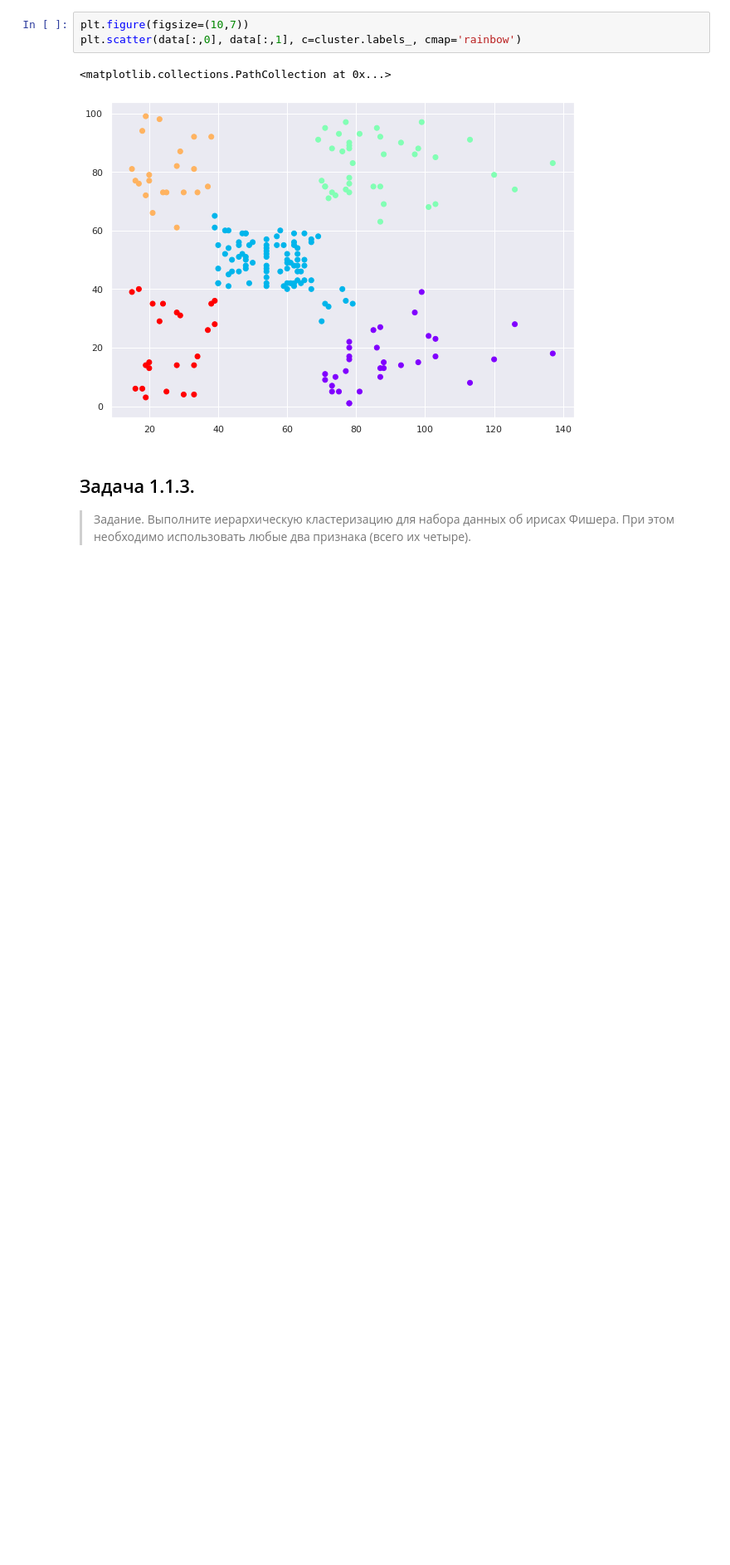
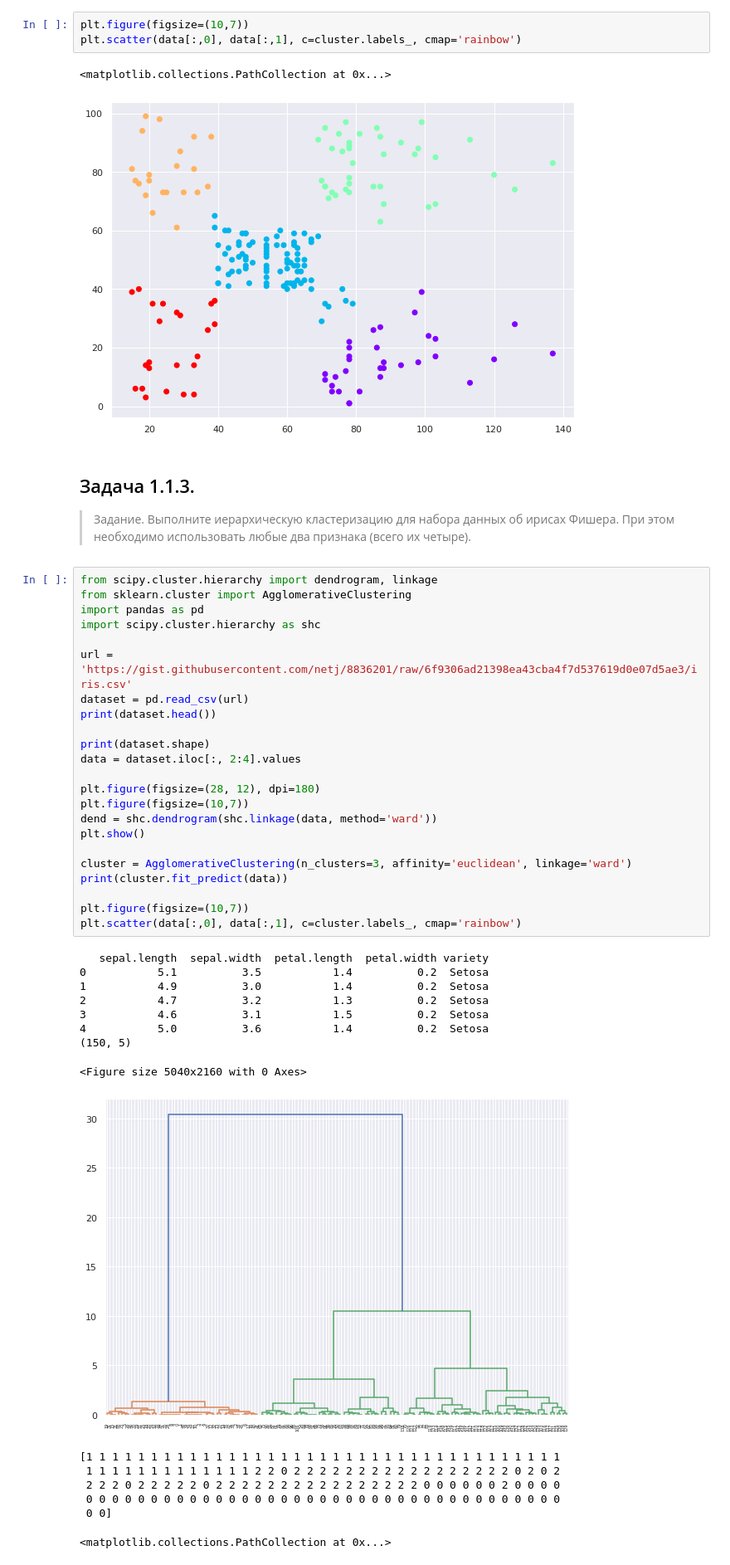
Before and after one commit to AndreyVAAVA/AI_RTU_MIREA, a Jupyter notebook: notebooks/EighthPractice.ipynb, the cells around one changed output. Shown: that part at 83% size. Cells and saved outputs as stored; diff of their text form; blank space fills up the shorter version.

```diff
--- a/notebooks/EighthPractice.ipynb
+++ b/notebooks/EighthPractice.ipynb
@@ -147,3 +192,42 @@ plt.scatter(data[:,0], data[:,1], c=cluster.labels_, cmap='rainbow')
 # %% [markdown]
 ## Задача 1.1.3.
 > Задание. Выполните иерархическую кластеризацию для набора данных об ирисах Фишера. При этом необходимо использовать любые два признака (всего их четыре).
+# %%
+from scipy.cluster.hierarchy import dendrogram, linkage
+from sklearn.cluster import AgglomerativeClustering
+import pandas as pd
+import scipy.cluster.hierarchy as shc
+
+url = 'https://gist.githubusercontent.com/netj/8836201/raw/6f9306ad21398ea43cba4f7d537619d0e07d5ae3/iris.csv'
+dataset = pd.read_csv(url)
+print(dataset.head())
+
+print(dataset.shape)
+data = dataset.iloc[:, 2:4].values
+
+plt.figure(figsize=(28, 12), dpi=180)
+plt.figure(figsize=(10,7))
+dend = shc.dendrogram(shc.linkage(data, method='ward'))
+plt.show()
+
+cluster = AgglomerativeClustering(n_clusters=3, affinity='euclidean', linkage='ward')
+print(cluster.fit_predict(data))
+
+plt.figure(figsize=(10,7))
+plt.scatter(data[:,0], data[:,1], c=cluster.labels_, cmap='rainbow')
+# %% [output]
+   sepal.length  sepal.width  petal.length  petal.width variety
+0           5.1          3.5           1.4          0.2  Setosa
+1           4.9          3.0           1.4          0.2  Setosa
+2           4.7          3.2           1.3          0.2  Setosa
+3           4.6          3.1           1.5          0.2  Setosa
+4           5.0          3.6           1.4          0.2  Setosa
+(150, 5)
+<Figure size 5040x2160 with 0 Axes>
+[figure, added]
+[1 1 1 1 1 1 1 1 1 1 1 1 1 1 1 1 1 1 1 1 1 1 1 1 1 1 1 1 1 1 1 1 1 1 1 1 1
+ 1 1 1 1 1 1 1 1 1 1 1 1 1 2 2 0 2 2 2 2 2 2 2 2 2 2 2 2 2 2 2 2 2 0 2 0 2
+ 2 2 2 0 2 2 2 2 2 0 2 2 2 2 2 2 2 2 2 2 2 2 2 2 2 2 0 0 0 0 0 0 2 0 0 0 0
+ 0 0 0 0 0 0 0 0 0 0 0 0 0 0 0 0 0 0 0 0 0 0 0 0 0 0 0 0 0 0 0 0 0 0 0 0 0
+ 0 0]
+<matplotlib.collections.PathCollection at 0x...>
```
Also changed, not shown: parts of 3 cells of this notebook, 4 other files.
